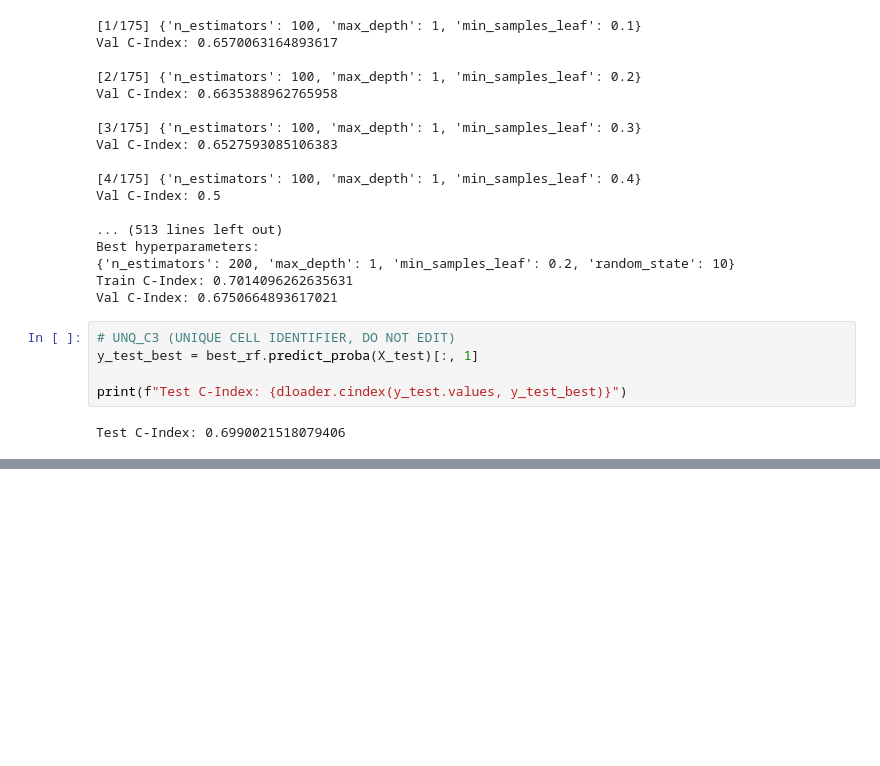
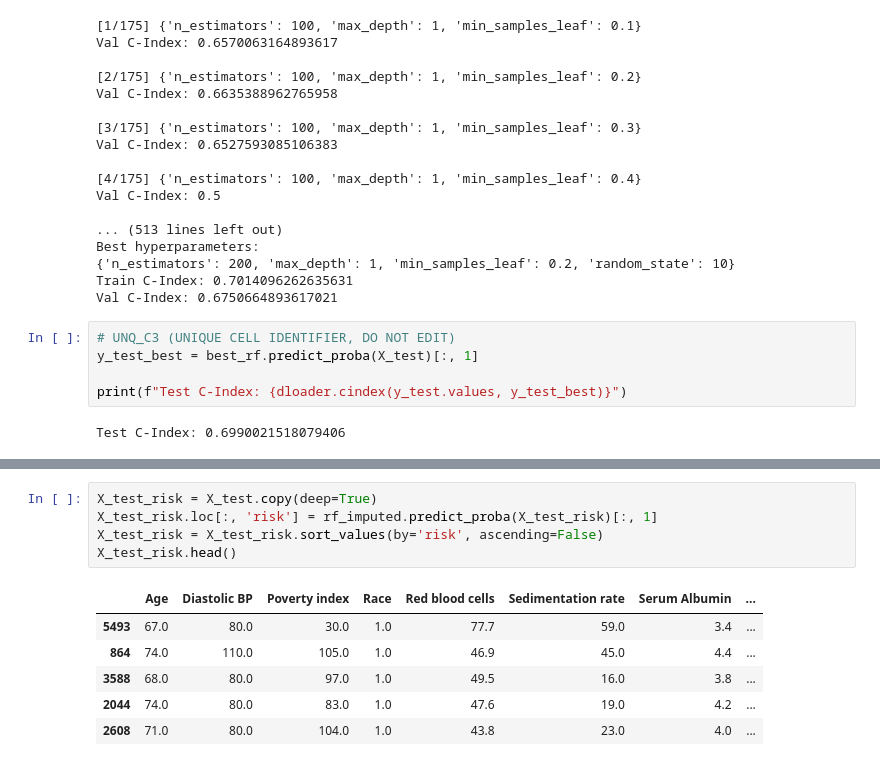
Before and after one commit to siripragadashashank/AI_Medicine_Specialization, a Jupyter notebook: AI_For_Medical_Prognosis/Week2/Risk Modelling using Tree-based Models.ipynb, the cells around one changed output, grey strips where cells are left out. Drawn from its saved outputs; the diff is of its cells as text; blank space fills up the shorter version.

```diff
--- a/AI_For_Medical_Prognosis/Week2/Risk Modelling using Tree-based Models.ipynb
+++ b/AI_For_Medical_Prognosis/Week2/Risk Modelling using Tree-based Models.ipynb
@@ -431,0 +718,12 @@ Test C-Index: 0.6990021518079406
+# %%
+X_test_risk = X_test.copy(deep=True)
+X_test_risk.loc[:, 'risk'] = rf_imputed.predict_proba(X_test_risk)[:, 1]
+X_test_risk = X_test_risk.sort_values(by='risk', ascending=False)
+X_test_risk.head()
+# %% [output]
+|  | Age | Diastolic BP | Poverty index | Race | Red blood cells | Sedimentation rate | Serum Albumin | ... |
+| 5493 | 67.0 | 80.0 | 30.0 | 1.0 | 77.7 | 59.0 | 3.4 | ... |
+| 864 | 74.0 | 110.0 | 105.0 | 1.0 | 46.9 | 45.0 | 4.4 | ... |
+| 3588 | 68.0 | 80.0 | 97.0 | 1.0 | 49.5 | 16.0 | 3.8 | ... |
+| 2044 | 74.0 | 80.0 | 83.0 | 1.0 | 47.6 | 19.0 | 4.2 | ... |
+| 2608 | 71.0 | 80.0 | 104.0 | 1.0 | 43.8 | 23.0 | 4.0 | ... |
```
Also changed, not shown: parts of 29 cells of this notebook.
